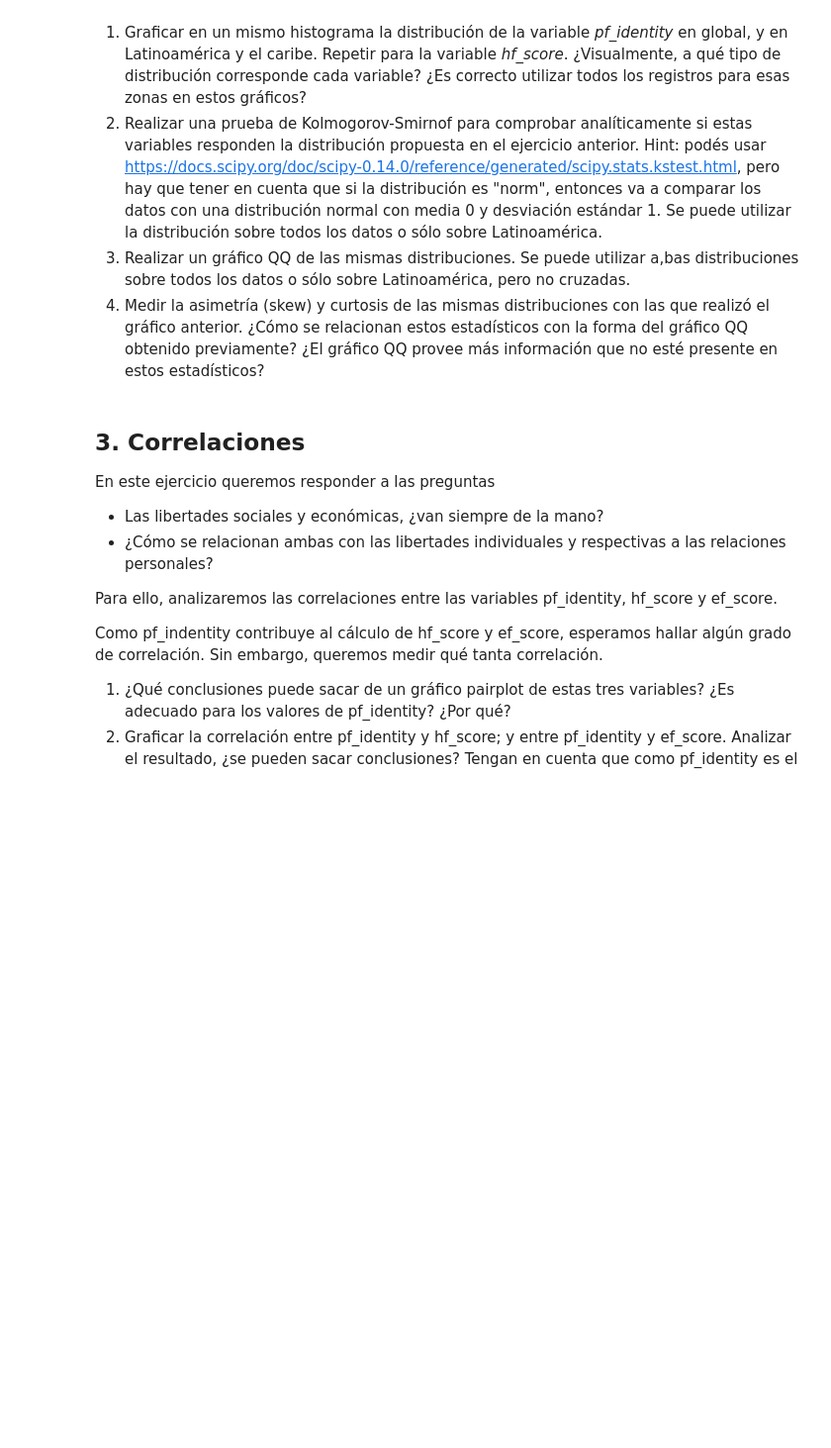
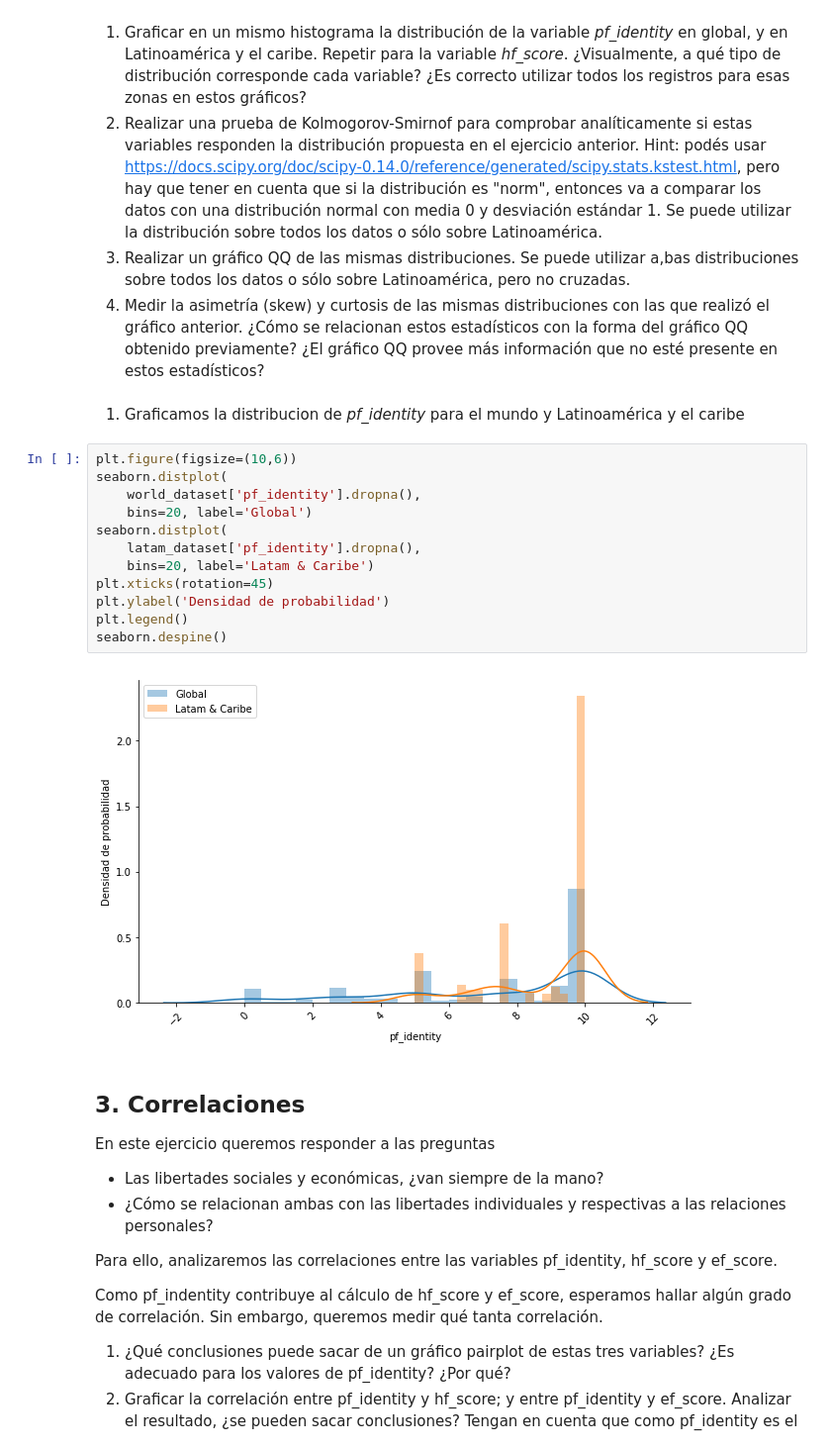
Before and after one commit to manquius/diplodatos_ayv, a Jupyter notebook: 02_practico_Fernando.ipynb, the cells around one changed output. Shown at 99% size. Drawn from its saved outputs; the diff is of its cells as text; blank space fills up the shorter version.

```diff
--- a/02_practico_Fernando.ipynb
+++ b/02_practico_Fernando.ipynb
@@ -300,6 +300,22 @@ seaborn.lineplot(data=world_dataset, x='year', y='ef_score')
   2. Realizar una prueba de Kolmogorov-Smirnof para comprobar analíticamente si estas variables responden la distribución propuesta en el ejercicio anterior. Hint: podés usar https://docs.scipy.org/doc/scipy-0.14.0/reference/generated/scipy.stats.kstest.html, pero hay que tener en cuenta que si la distribución es "norm", entonces va a comparar los datos con una distribución normal con media 0 y desviación estándar 1. Se puede utilizar la distribución sobre todos los datos o sólo sobre Latinoamérica.
   3. Realizar un gráfico QQ de las mismas distribuciones. Se puede utilizar a,bas distribuciones sobre todos los datos o sólo sobre Latinoamérica, pero no cruzadas.
   4. Medir la asimetría (skew) y curtosis de las mismas distribuciones con las que realizó el gráfico anterior. ¿Cómo se relacionan estos estadísticos con la forma del gráfico QQ obtenido previamente? ¿El gráfico QQ provee más información que no esté presente en estos estadísticos?
+# %% [markdown]
+1. Graficamos la distribucion de *pf_identity* para el mundo y Latinoamérica y el caribe
+# %%
+plt.figure(figsize=(10,6))
+seaborn.distplot(
+    world_dataset['pf_identity'].dropna(),
+    bins=20, label='Global')
+seaborn.distplot(
+    latam_dataset['pf_identity'].dropna(),
+    bins=20, label='Latam & Caribe')
+plt.xticks(rotation=45)
+plt.ylabel('Densidad de probabilidad')
+plt.legend()
+seaborn.despine()
+# %% [output]
+[figure, added]
 # %% [markdown]
 ## 3. Correlaciones
 
```
Also changed, not shown: parts of 5 cells of this notebook.
